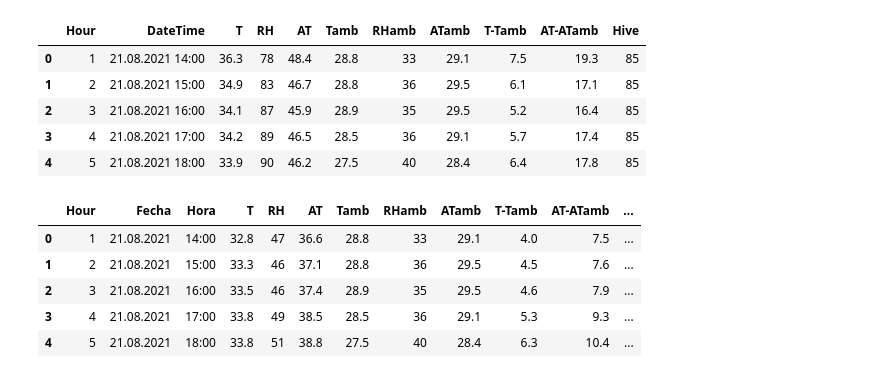
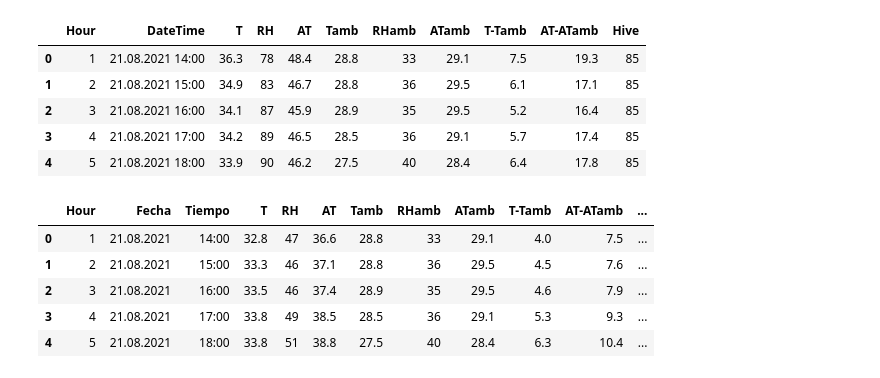
Before and after one commit to Samave02/HoneyTic-, a Jupyter notebook: Beehives/beehives.ipynb, the cells around one changed output. Saved outputs shown, nothing was run; the diff lists cells and outputs as text; code cells hidden in the pictures.

```diff
--- a/Beehives/beehives.ipynb
+++ b/Beehives/beehives.ipynb
@@ -85,20 +87,26 @@ df_hive85.head()
 | 3 | 4 | 21.08.2021 17:00 | 34.2 | 89 | 46.5 | 28.5 | 36 | 29.1 | 5.7 | 17.4 | 85 |
 | 4 | 5 | 21.08.2021 18:00 | 33.9 | 90 | 46.2 | 27.5 | 40 | 28.4 | 6.4 | 17.8 | 85 |
 # %%
+# Unir los DataFrames df_hive17, df_hive36 y df_hive85 utilizando un merge externo
 df_hive = pd.merge(df_hive17, df_hive36, how='outer').merge(df_hive85, how='outer')
 
-df_hive[['Fecha', 'Hora']] = df_hive['DateTime'].str.split(' ', expand=True)
+# Separar la columna 'DateTime' en 'Fecha' y 'Hora'
+df_hive[['Fecha', 'Tiempo']] = df_hive['DateTime'].str.split(' ', expand=True)
 
+# Eliminar la columna 'DateTime' ya que no se necesita más
 df_hive.drop('DateTime', axis=1, inplace=True)
 
-first_column = df_hive.columns[0]
+# Reordenar las columnas para que 'Fecha' y 'Hora' estén al inicio
+first_column = df_hive.columns[0]  # Obtener la primera columna existente
 
-cols = [first_column, 'Fecha', 'Hora'] + [col for col in df_hive.columns if col not in [first_column, 'Fecha', 'Hora']]
+# Crear una nueva lista de columnas con 'Fecha' y 'Hora' después de la primera columna
+cols = [first_column, 'Fecha', 'Tiempo'] + [col for col in df_hive.columns if col not in [first_column, 'Fecha', 'Tiempo']]
 df_hive = df_hive[cols]
 
+# Mostrar las primeras filas del DataFrame resultante
 df_hive.head()
 # %% [output]
-|  | Hour | Fecha | Hora | T | RH | AT | Tamb | RHamb | ATamb | T-Tamb | AT-ATamb | ... |
+|  | Hour | Fecha | Tiempo | T | RH | AT | Tamb | RHamb | ATamb | T-Tamb | AT-ATamb | ... |
 | 0 | 1 | 21.08.2021 | 14:00 | 32.8 | 47 | 36.6 | 28.8 | 33 | 29.1 | 4.0 | 7.5 | ... |
 | 1 | 2 | 21.08.2021 | 15:00 | 33.3 | 46 | 37.1 | 28.8 | 36 | 29.5 | 4.5 | 7.6 | ... |
 | 2 | 3 | 21.08.2021 | 16:00 | 33.5 | 46 | 37.4 | 28.9 | 35 | 29.5 | 4.6 | 7.9 | ... |
```
Also changed, not shown: parts of 31 cells of this notebook.
